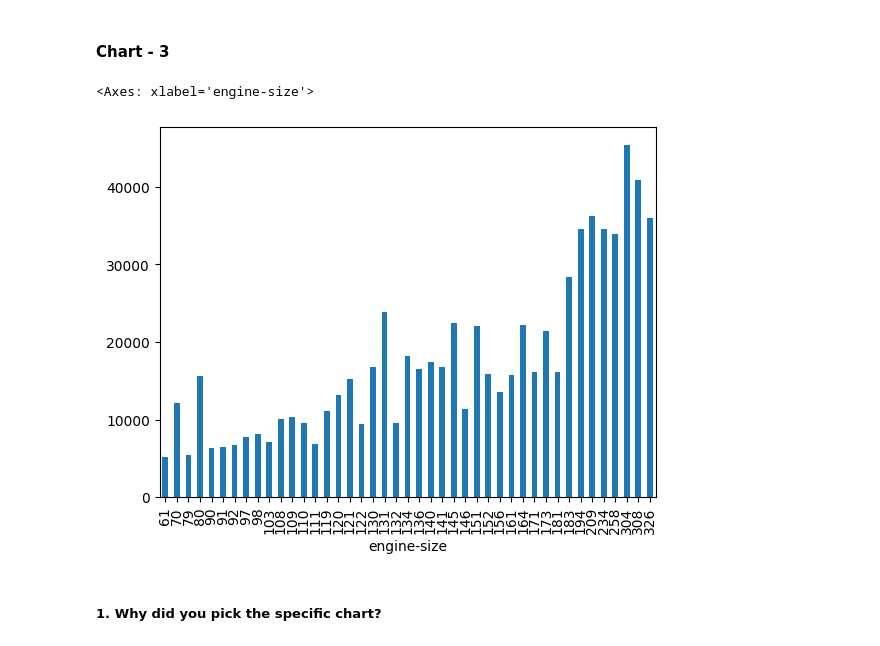
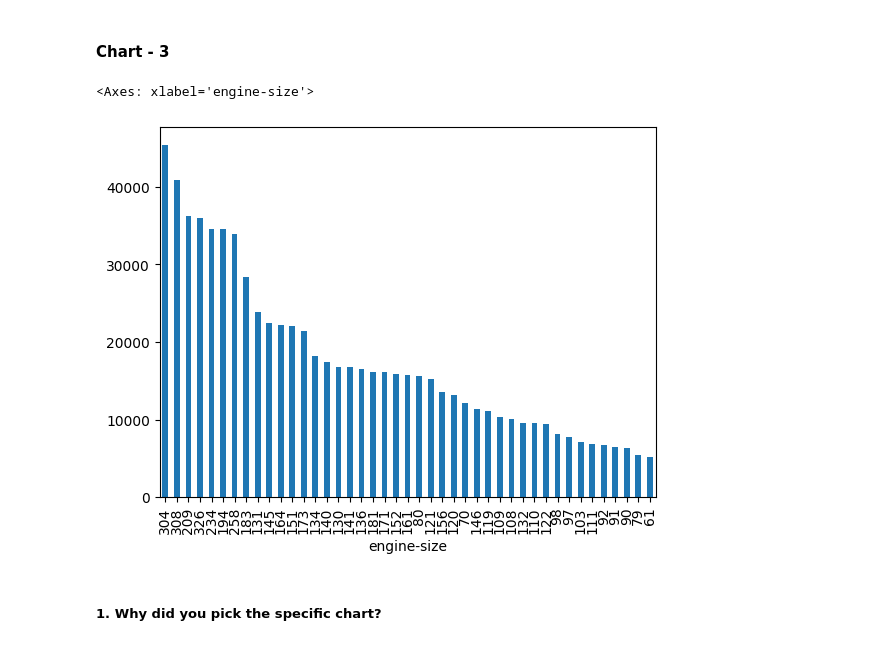
Before and after one commit to Mohitpathak91/EDA-capstone-project, a Jupyter notebook: EDA_Analyzing_Car_Prices_as_per_Specifications.ipynb, the cells around one changed output. Cells and saved outputs as stored; diff of their text form; code cells hidden in the pictures.

```diff
--- a/EDA_Analyzing_Car_Prices_as_per_Specifications.ipynb
+++ b/EDA_Analyzing_Car_Prices_as_per_Specifications.ipynb
@@ -542,10 +546,10 @@ The chart confirms a strong inverse relationship between engine size and fuel ef
 #### Chart - 3
 # %%
 # Chart - 3 visualization code
-df.groupby(['engine-size'])['price'].mean().plot(kind = 'bar')
+df.groupby(['engine-size'])['price'].mean().sort_values(ascending = False).plot(kind = 'bar')
 # %% [output]
 <Axes: xlabel='engine-size'>
-[figure, old version]
+[figure, new version]
 # %% [markdown]
 ##### 1. Why did you pick the specific chart?
 # %% [markdown]
```
Also changed, not shown: parts of 90 cells of this notebook.
